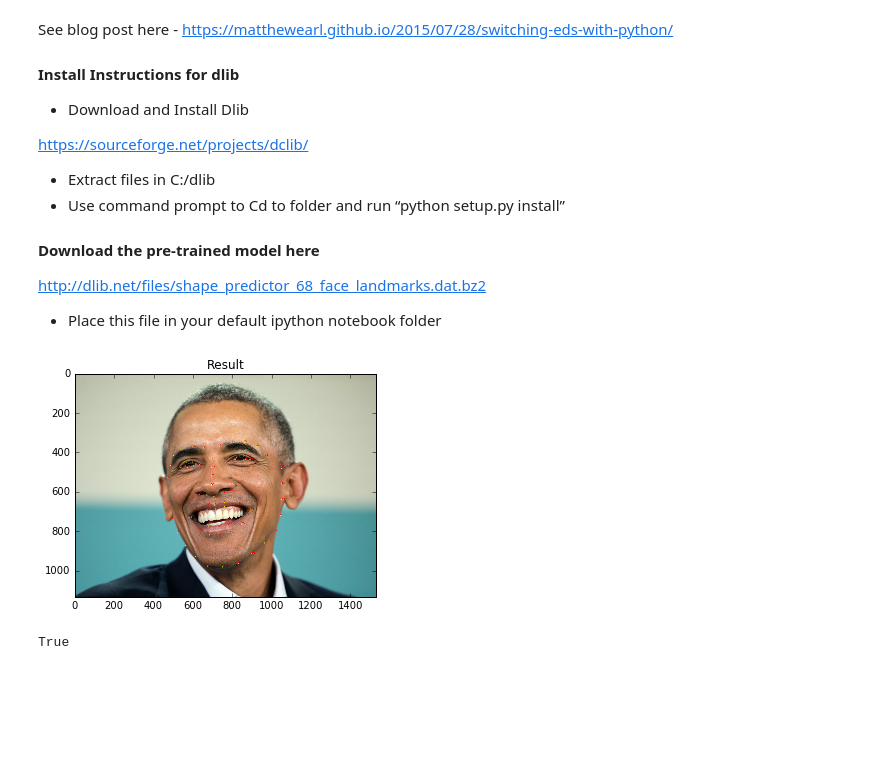
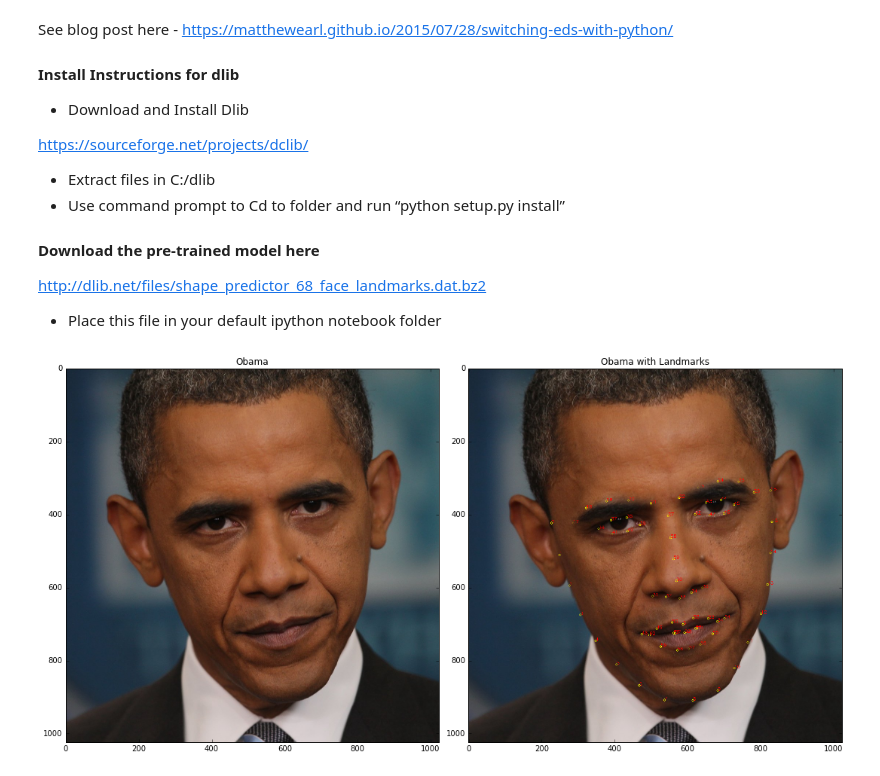
Before and after one commit to rchavezj/OpenCV_Projects, a Jupyter notebook: Sec06_Augmented_Reality/01_Facial_Landmarks/01_Facial_Landmarks.ipynb, the cells around one changed output. Cells and saved outputs as stored; diff of their text form; code cells hidden in the pictures; blank space fills up the shorter version.

```diff
--- a/Sec06_Augmented_Reality/01_Facial_Landmarks/01_Facial_Landmarks.ipynb
+++ b/Sec06_Augmented_Reality/01_Facial_Landmarks/01_Facial_Landmarks.ipynb
@@ -41,8 +42,7 @@ def get_landmarks(im):
         raise TooManyFaces
     if len(rects) == 0:
         raise NoFaces
-
-    return numpy.matrix([[p.x, p.y] for p in predictor(im, rects[0]).parts()])
+    return np.matrix([[p.x, p.y] for p in predictor(im, rects[0]).parts()])
 # %%
 def annotate_landmarks(im, landmarks):
     im = im.copy()
@@ -59,10 +59,19 @@ def annotate_landmarks(im, landmarks):
 image = cv2.imread('Obama.jpg')
 landmarks = get_landmarks(image)
 image_with_landmarks = annotate_landmarks(image, landmarks)
-# %%
-plt.imshow(cv2.cvtColor(image_with_landmarks, cv2.COLOR_BGR2RGB))
-plt.title('Result'); plt.show()
-cv2.imwrite('image_with_landmarks.jpg',image_with_landmarks)
-# %% [output]
-[figure, removed]
-True
+# %%
+row, col = 1, 2
+fig, axs = plt.subplots(row, col, figsize=(15, 10))
+fig.tight_layout()
+
+axs[0].imshow(cv2.cvtColor(image, cv2.COLOR_BGR2RGB))
+axs[0].set_title('Obama')
+cv2.imwrite('Obama.jpg', image)
+
+axs[1].imshow(cv2.cvtColor(image_with_landmarks, cv2.COLOR_BGR2RGB))
+axs[1].set_title('Obama with Landmarks')
+cv2.imwrite('image_with_landmarks.jpg', image)
+
+plt.show()
+# %% [output]
+[figure, added]
```
Also changed, not shown: parts of 1 cell of this notebook, 7 other files.
